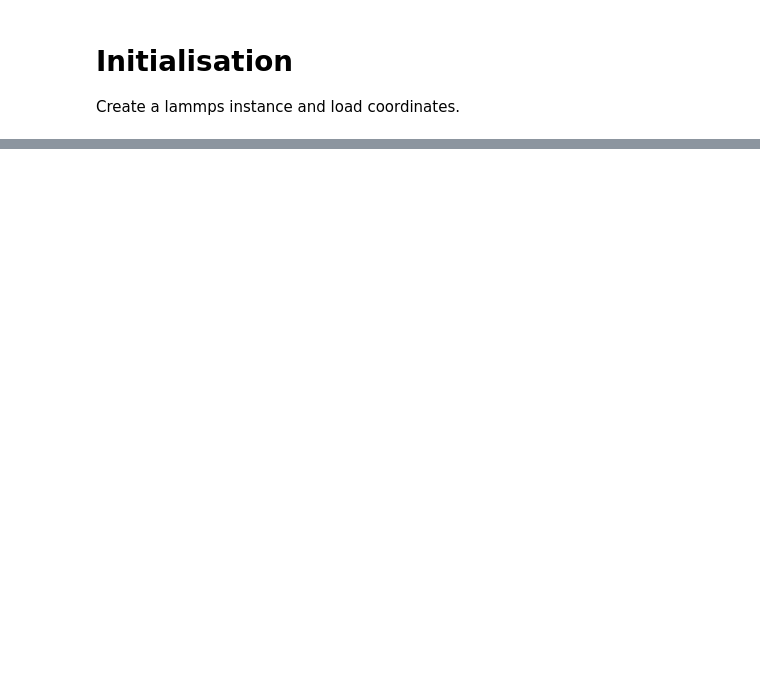
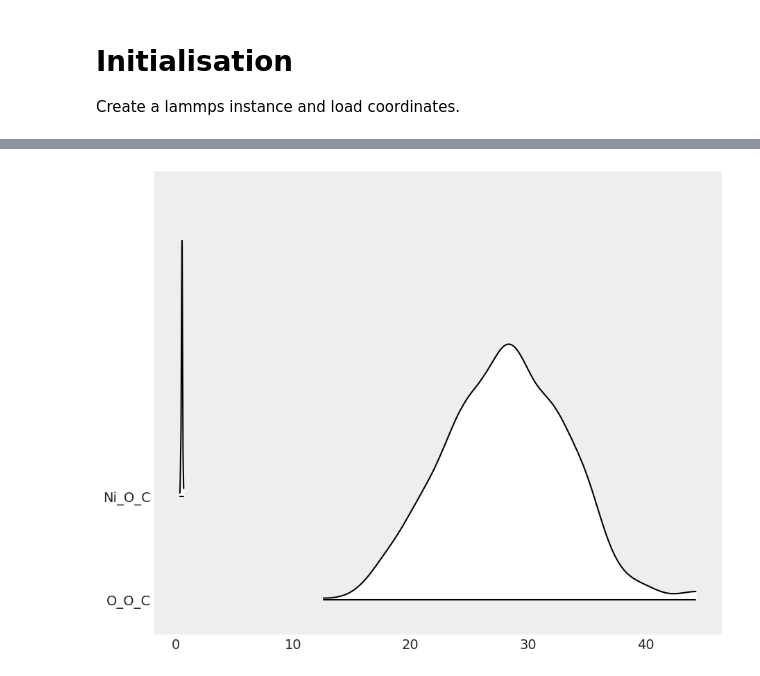
Before and after one commit to LMMorgan/PopOff, a Jupyter notebook: rigid_ion_only/rigid_ion-LiNiO2.ipynb, the cells around one changed output, grey strips where cells are left out. Cells and saved outputs as stored; diff of their text form; code cells hidden in the pictures; blank space fills up the shorter version.

```diff
--- a/rigid_ion_only/rigid_ion-LiNiO2.ipynb
+++ b/rigid_ion_only/rigid_ion-LiNiO2.ipynb
@@ -149,0 +150,10 @@ The tick2On function was deprecated in Matplotlib 3.1 and will be removed in 3.3
+# %%
+fig, axes = az.plot_forest(trace,
+                           kind='ridgeplot',
+                           var_names=['Ni_O_C', 'O_O_C'],
+                           combined=True,
+                           ridgeplot_overlap=10,
+                           colors='white',
+                           figsize=(9, 7))
+# %% [output]
+[figure, added]
```
Also changed, not shown: parts of 8 cells of this notebook, 10 other files.
